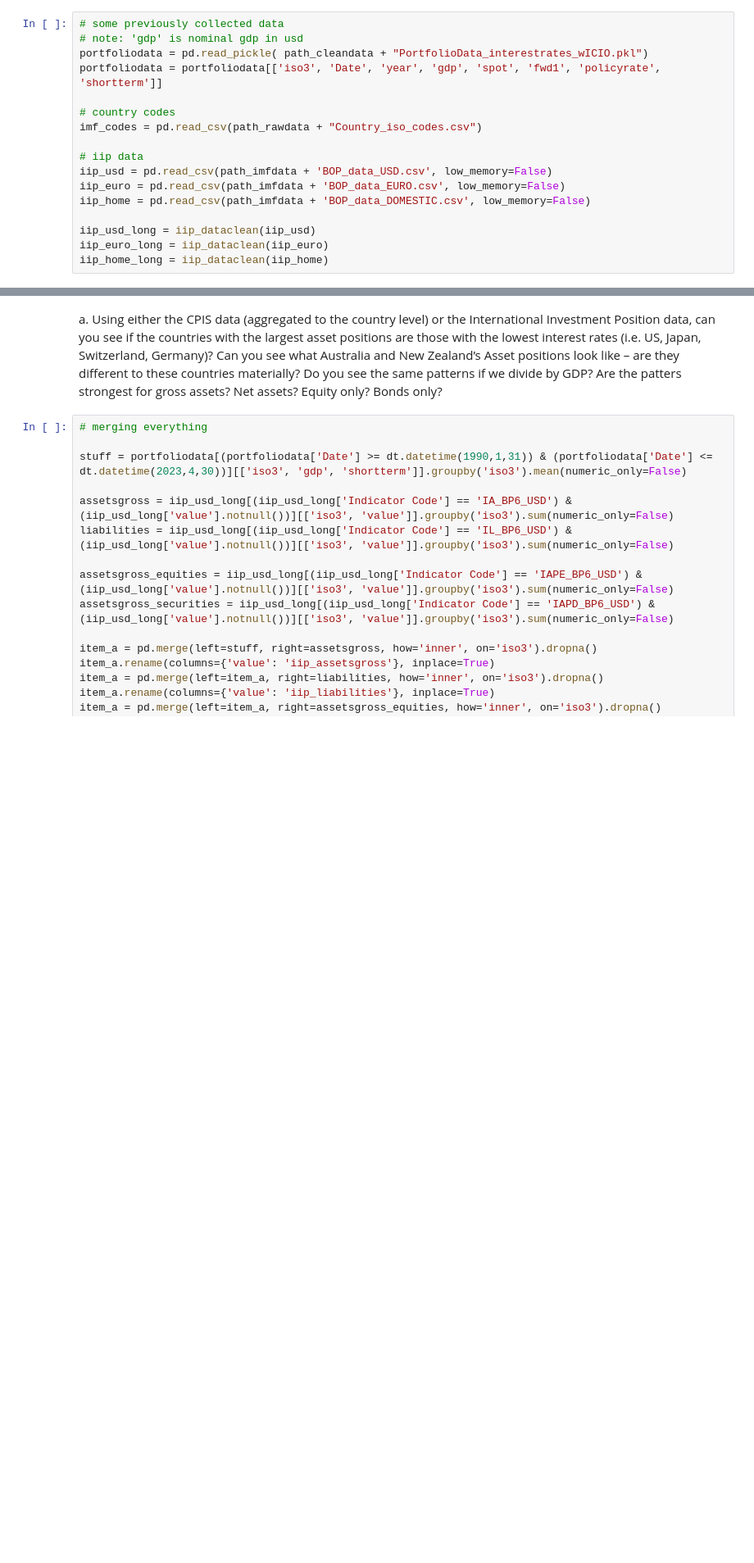
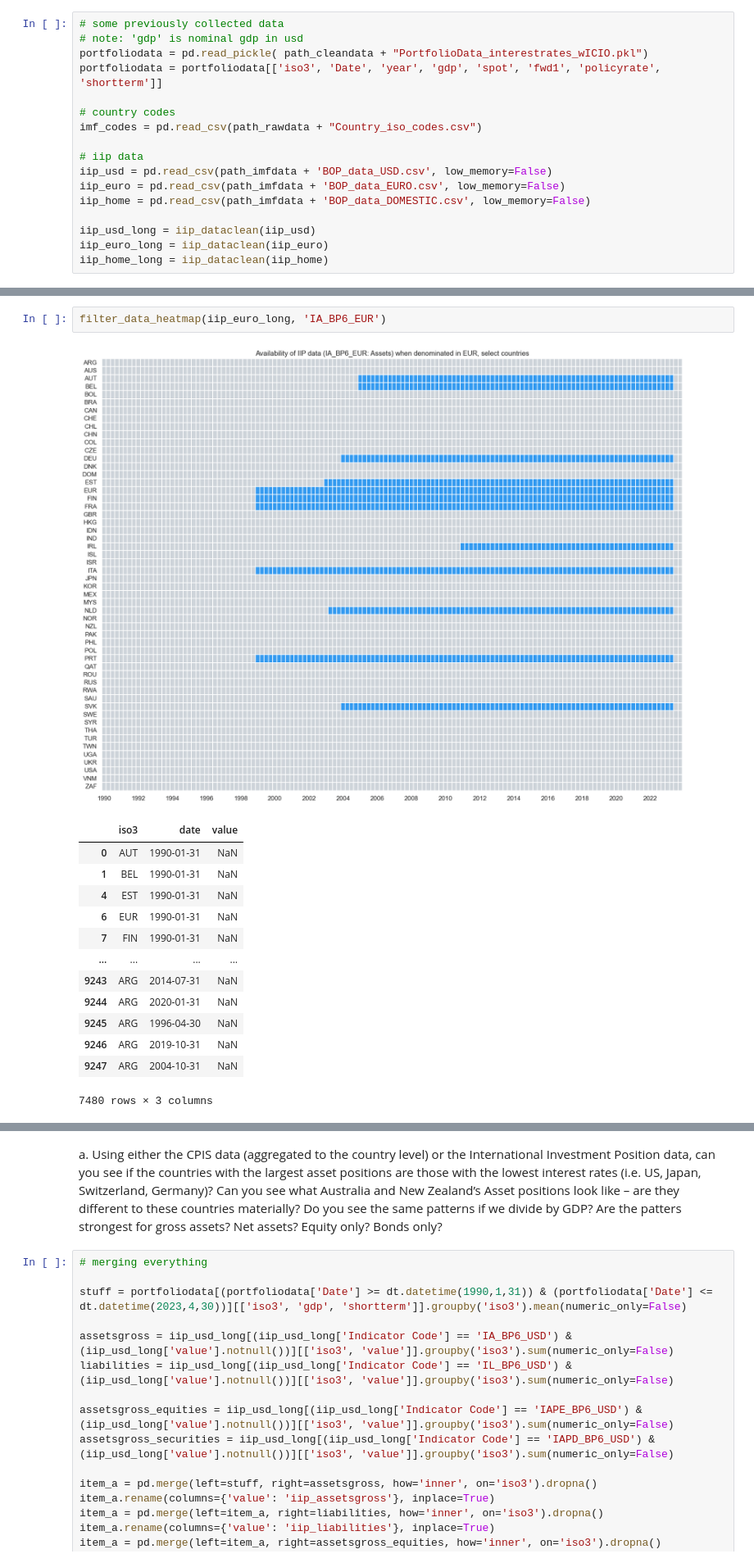
Before and after one commit to emilyfu1/riskoff, a Jupyter notebook: lookatdata.ipynb, the cells around one changed output, grey strips where cells are left out. Shown at 82% size. Cells and saved outputs as stored; diff of their text form; blank space fills up the shorter version.

```diff
--- a/lookatdata.ipynb
+++ b/lookatdata.ipynb
@@ -267,0 +138,17 @@ for i, data in enumerate(cpis_data):
+# %%
+filter_data_heatmap(iip_euro_long, 'IA_BP6_EUR')
+# %% [output]
+[figure, added]
+|  | iso3 | date | value |
+| 0 | AUT | 1990-01-31 | NaN |
+| 1 | BEL | 1990-01-31 | NaN |
+| 4 | EST | 1990-01-31 | NaN |
+| 6 | EUR | 1990-01-31 | NaN |
+| 7 | FIN | 1990-01-31 | NaN |
+| ... | ... | ... | ... |
+| 9243 | ARG | 2014-07-31 | NaN |
+| 9244 | ARG | 2020-01-31 | NaN |
+| 9245 | ARG | 1996-04-30 | NaN |
+| 9246 | ARG | 2019-10-31 | NaN |
+| 9247 | ARG | 2004-10-31 | NaN |
+7480 rows × 3 columns
```
Also changed, not shown: parts of 11 cells of this notebook, 1 other file.
